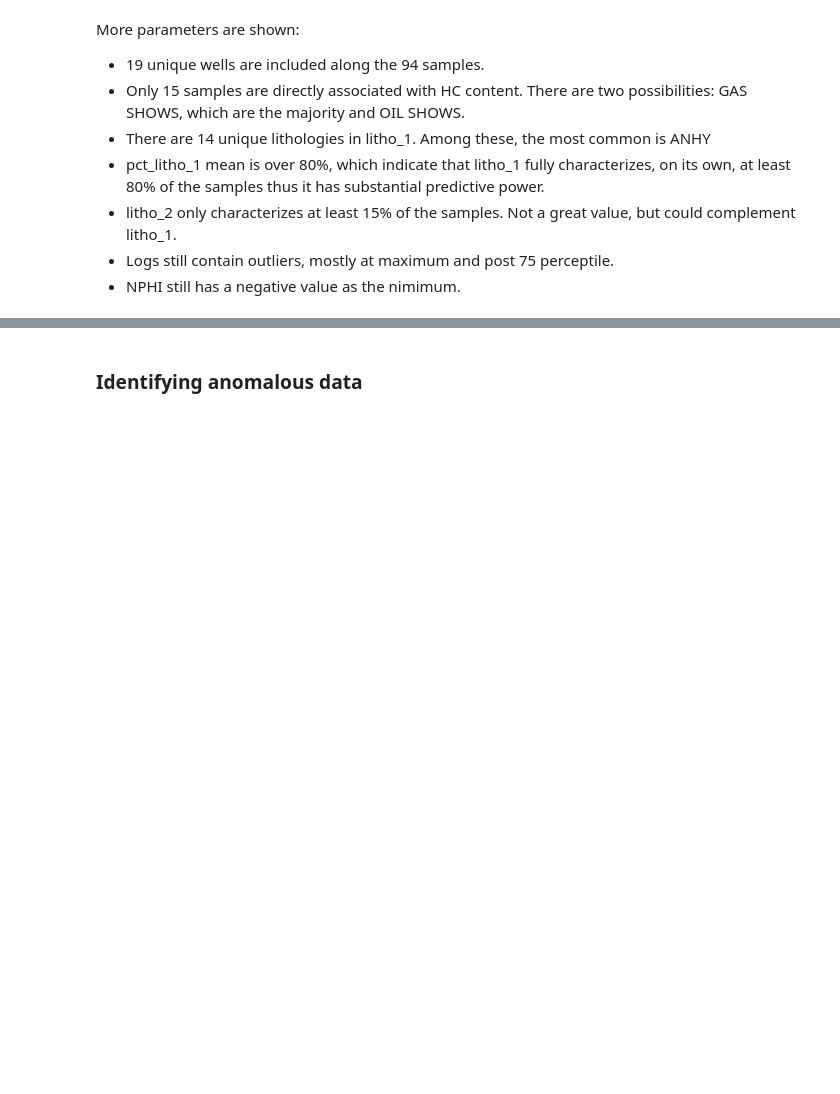
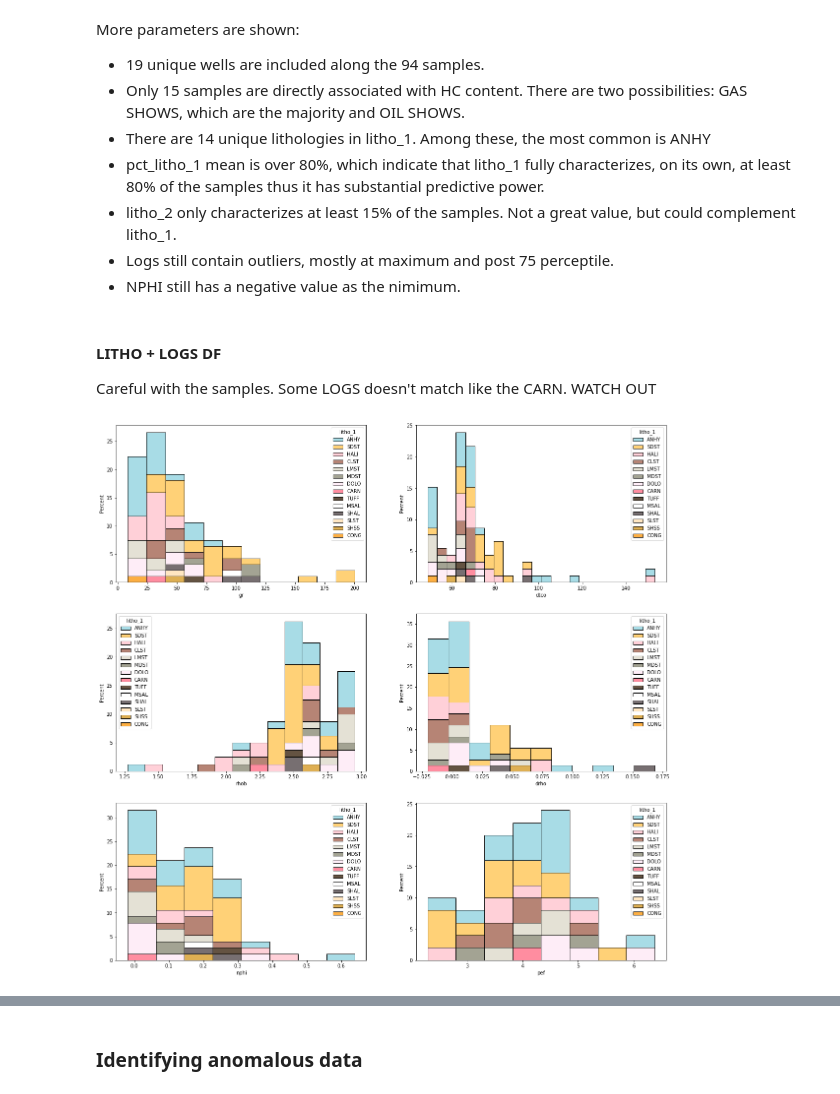
Before and after one commit to lsdR94/OpendTect_wells_to_PSQL, a Jupyter notebook: Data_Analysis.ipynb, the cells around one changed output, grey strips where cells are left out. Drawn from its saved outputs; the diff is of its cells as text; code cells hidden in the pictures; blank space fills up the shorter version.

```diff
--- a/Data_Analysis.ipynb
+++ b/Data_Analysis.ipynb
@@ -351,3 +355,39 @@ More parameters are shown:
 - litho_2 only characterizes at least 15% of the samples. Not a great value, but could complement litho_1.
 - Logs still contain outliers, mostly at maximum and post 75 perceptile.
 - NPHI still has a negative value as the nimimum.
+# %% [markdown]
+#### LITHO + LOGS DF
+Careful with the samples. Some LOGS doesn't match like the CARN. WATCH OUT
+# %%
+palette_l ={
+    "ANHY": "#8bd1de",
+    "CARN": "#ff6780",
+    "HALI": "#ffc1cb",
+    "MSAL": "#ffffff",
+    "POLY": "#ff1f44 ",
+    "PSAL": "#ff6781",
+    "SYLV": "#ff6781",
+    "GYPS": "#eeede4",
+    "EVAP": "#d1edf2",
+    "DOLO": "#fee8f5",
+    "LMST": "#dcd8c7",
+    "MDST": "#84846f",
+    "CLST": "#9E5B47",
+    "SHAL": "#4a3f41",
+    "SHSS": "#d39519",
+    "SLST": "#FFDEAD",
+    "SDST": "#FFC249",
+    "TUFF": "#301A03",
+    "CONG": "#fc9303"
+}
+
+fig, axs = plt.subplots(3,2, figsize=(20,20))
+gr_hist = sb.histplot(litho1_no_nans_df, x="gr", hue="litho_1", multiple="stack", ax=axs[0,0], stat="percent", palette=palette_l, legend=True)
+dtco_hist = sb.histplot(litho1_no_nans_df, x="dtco", hue="litho_1", multiple="stack", ax=axs[0, 1], stat="percent", palette=palette_l, legend=True)
+rhob_hist = sb.histplot(litho1_no_nans_df, x="rhob", hue="litho_1", multiple="stack", ax=axs[1, 0], stat="percent", palette=palette_l, legend=True)
+drho_hist = sb.histplot(litho1_no_nans_df, x="drho", hue="litho_1", multiple="stack", ax=axs[1, 1], stat="percent", palette=palette_l, legend=True)
+nphi_hist = sb.histplot(litho1_no_nans_df, x="nphi", hue="litho_1", multiple="stack", ax=axs[2, 0], stat="percent", palette=palette_l, legend=True)
+pef_hist = sb.histplot(litho1_no_nans_df, x="pef", hue="litho_1", multiple="stack", ax=axs[2, 1], stat="percent", palette=palette_l, legend=True)
+plt.savefig("litho_logs")
+# %% [output]
+[figure, new version]
```
Also changed, not shown: parts of 9 cells of this notebook.
